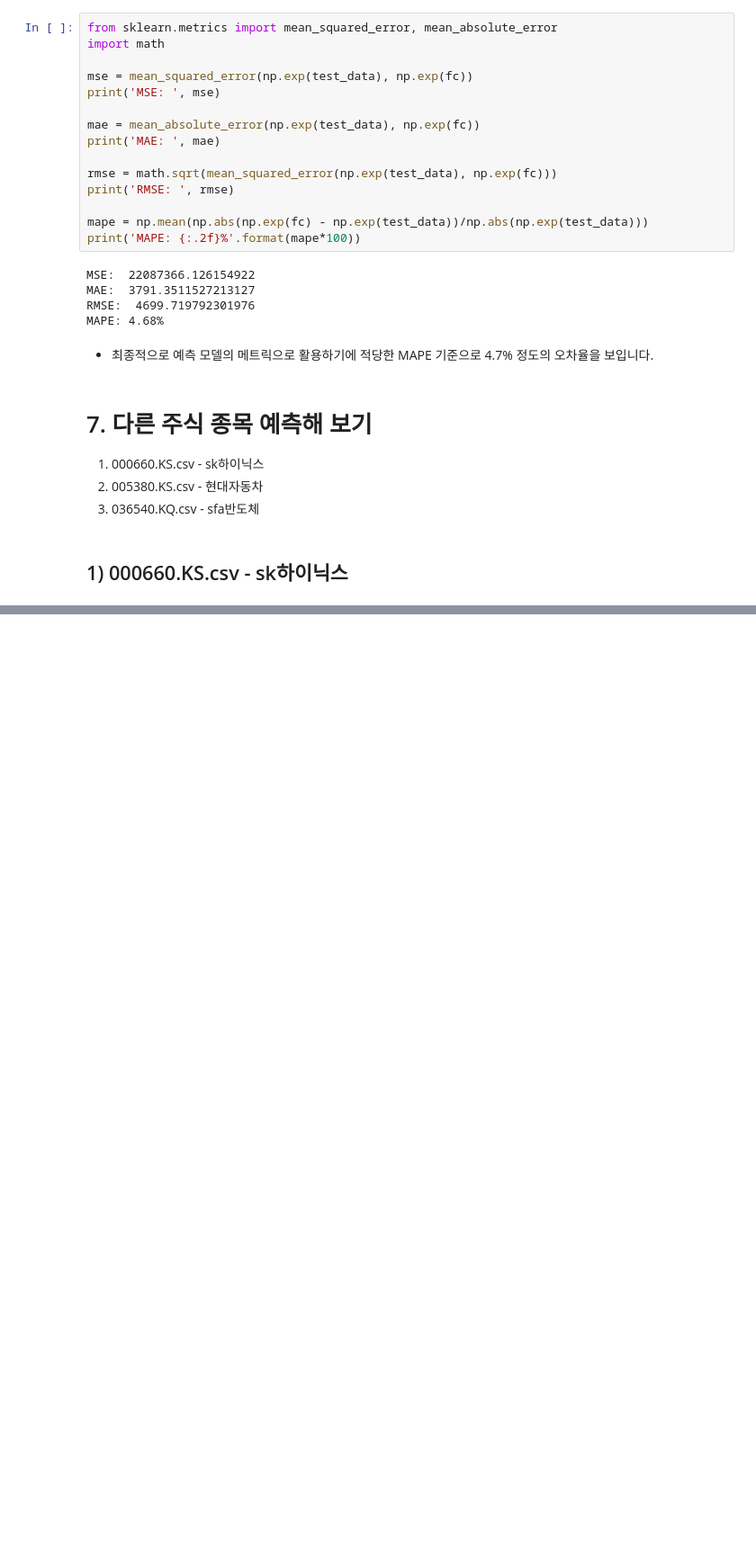
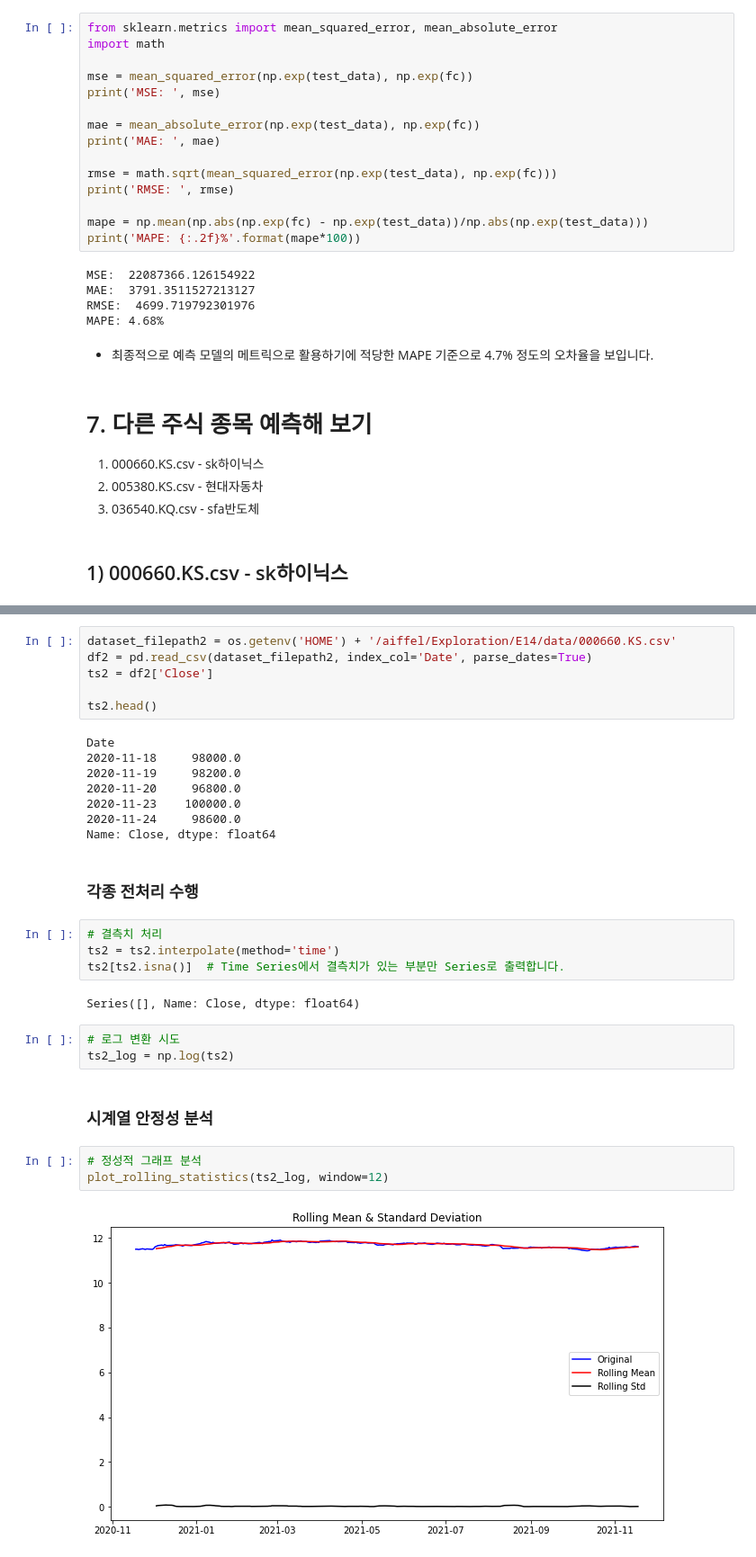
Before and after one commit to seungmiya13/LMS-Exploration, a Jupyter notebook: E14/stock_prediction.ipynb, the cells around one changed output, grey strips where cells are left out. Shown at 90% size. Cells and saved outputs as stored; diff of their text form; blank space fills up the shorter version.

```diff
--- a/E14/stock_prediction.ipynb
+++ b/E14/stock_prediction.ipynb
@@ -447,0 +446,32 @@ MAPE: 4.68%
+# %%
+dataset_filepath2 = os.getenv('HOME') + '/aiffel/Exploration/E14/data/000660.KS.csv'
+df2 = pd.read_csv(dataset_filepath2, index_col='Date', parse_dates=True)
+ts2 = df2['Close']
+
+ts2.head()
+# %% [output]
+Date
+2020-11-18     98000.0
+2020-11-19     98200.0
+2020-11-20     96800.0
+2020-11-23    100000.0
+2020-11-24     98600.0
+Name: Close, dtype: float64
+# %% [markdown]
+### 각종 전처리 수행
+# %%
+# 결측치 처리
+ts2 = ts2.interpolate(method='time')
+ts2[ts2.isna()]  # Time Series에서 결측치가 있는 부분만 Series로 출력합니다.
+# %% [output]
+Series([], Name: Close, dtype: float64)
+# %%
+# 로그 변환 시도
+ts2_log = np.log(ts2)
+# %% [markdown]
+### 시계열 안정성 분석
+# %%
+# 정성적 그래프 분석
+plot_rolling_statistics(ts2_log, window=12)
+# %% [output]
+[figure, added]
```
Also changed, not shown: parts of 18 cells of this notebook.
